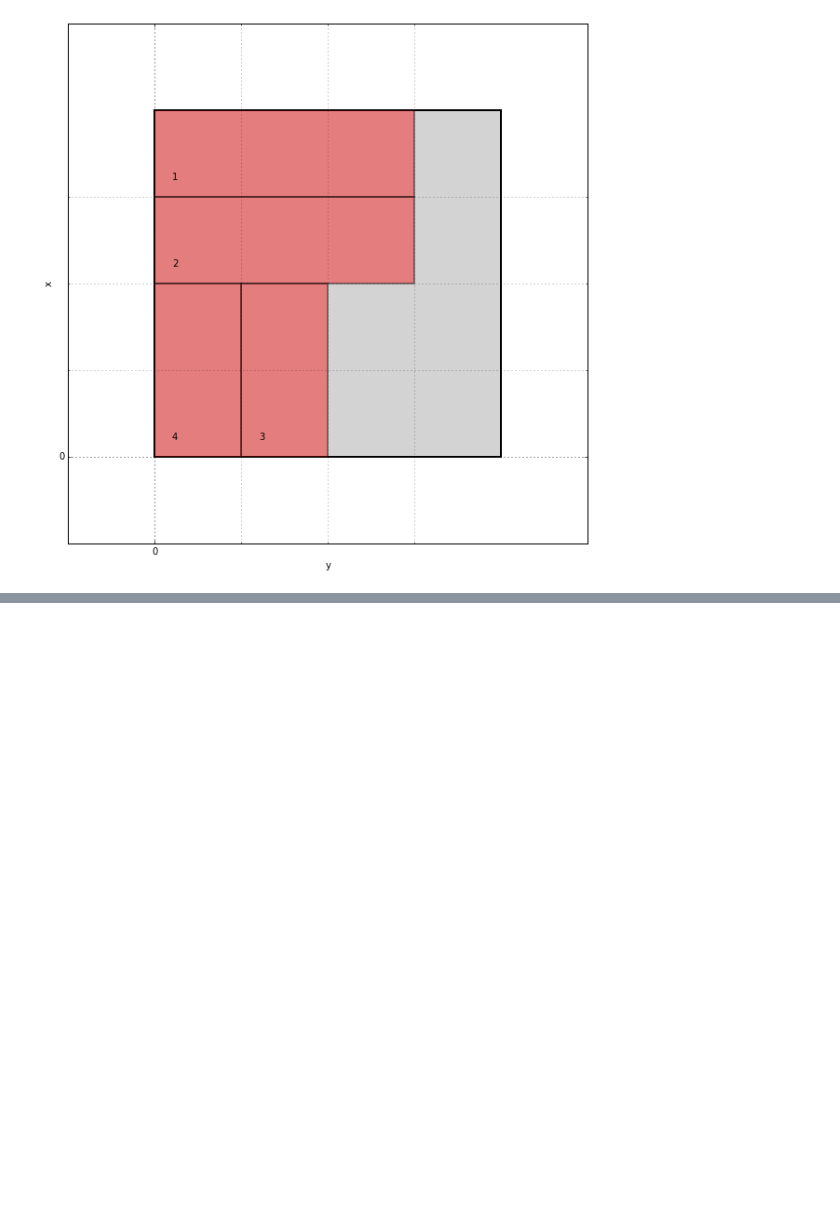
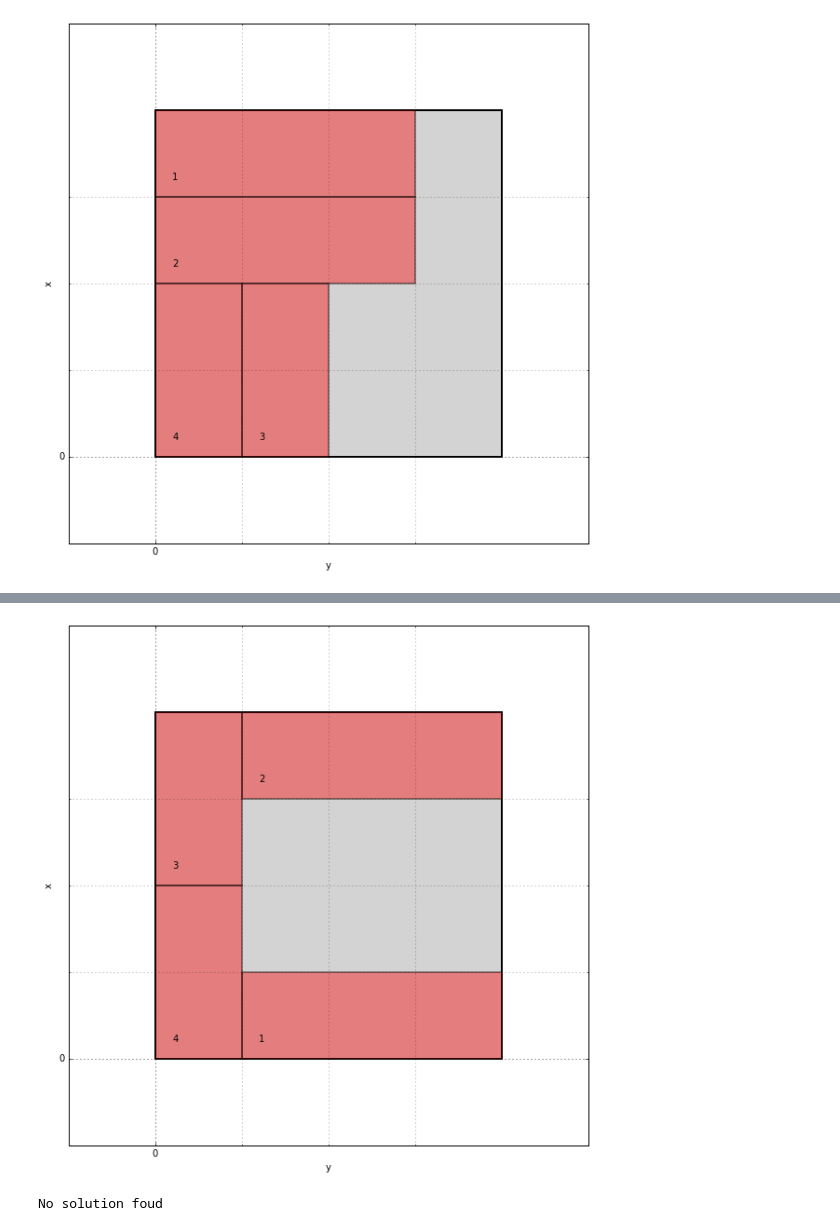
Before and after one commit to C4ptainCrunch/info-f-302, a Jupyter notebook: src/py/results.ipynb, the cells around one changed output, grey strips where cells are left out. Saved outputs shown, nothing was run; the diff lists cells and outputs as text; code cells hidden in the pictures; blank space fills up the shorter version.

```diff
--- a/src/py/results.ipynb
+++ b/src/py/results.ipynb
@@ -43,0 +48,11 @@ CalledProcessError: Command '['../solver', '-2']' returned non-zero exit status
+# %%
+show_solution(*call("../data/bord", "-b 14"))
+# %% [output]
+[figure, added]
+# %%
+try:
+    show_solution(*call("../data/bord", "-b 15"))
+except subprocess.CalledProcessError:
+    print("No solution foud")
+# %% [output]
+No solution foud
```
Also changed, not shown: parts of 5 cells of this notebook, 1 other file.
